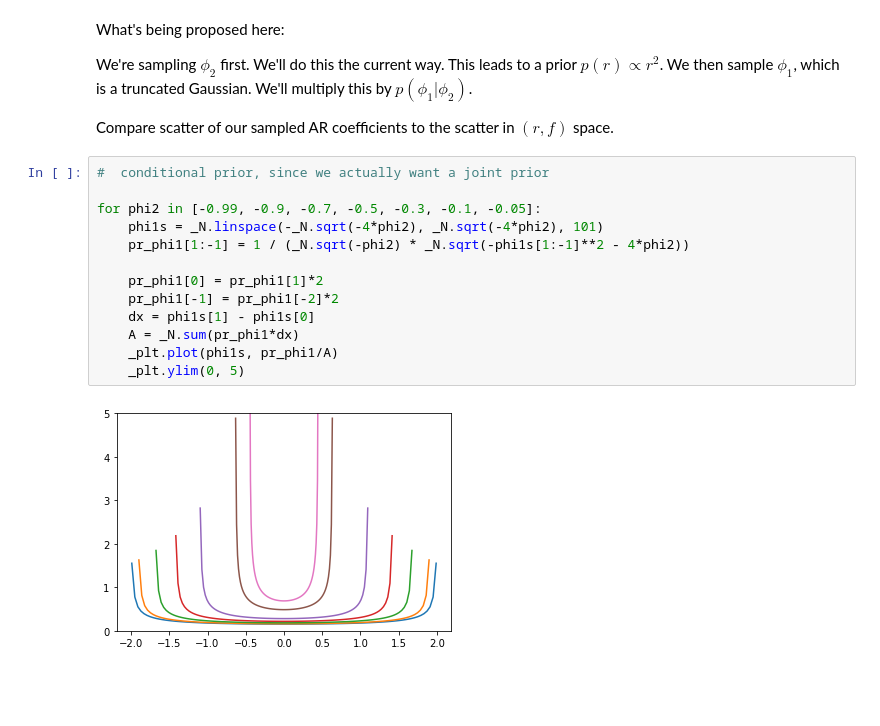
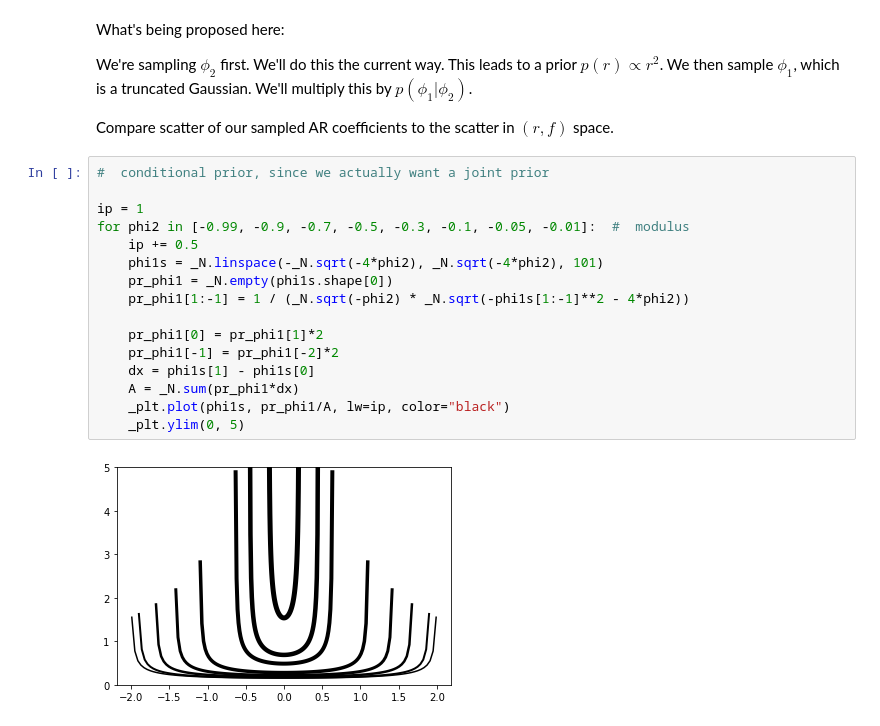
Before and after one commit to AraiKensuke/LOST, a Jupyter notebook: Notebooks/AR2_priors.ipynb, the cells around one changed output. Drawn from its saved outputs; the diff is of its cells as text; blank space fills up the shorter version.

```diff
--- a/Notebooks/AR2_priors.ipynb
+++ b/Notebooks/AR2_priors.ipynb
@@ -313,15 +313,18 @@ Compare scatter of our sampled AR coefficients to the scatter in $(r, f)$ space.
 # %%
 #  conditional prior, since we actually want a joint prior
 
-for phi2 in [-0.99, -0.9, -0.7, -0.5, -0.3, -0.1, -0.05]:
+ip = 1
+for phi2 in [-0.99, -0.9, -0.7, -0.5, -0.3, -0.1, -0.05, -0.01]:  #  modulus
+    ip += 0.5
     phi1s = _N.linspace(-_N.sqrt(-4*phi2), _N.sqrt(-4*phi2), 101)
+    pr_phi1 = _N.empty(phi1s.shape[0])
     pr_phi1[1:-1] = 1 / (_N.sqrt(-phi2) * _N.sqrt(-phi1s[1:-1]**2 - 4*phi2))
 
     pr_phi1[0] = pr_phi1[1]*2
     pr_phi1[-1] = pr_phi1[-2]*2
     dx = phi1s[1] - phi1s[0]
     A = _N.sum(pr_phi1*dx)
-    _plt.plot(phi1s, pr_phi1/A)
+    _plt.plot(phi1s, pr_phi1/A, lw=ip, color="black")
     _plt.ylim(0, 5)
 # %% [output]
-[figure, old version]
+[figure, new version]
```
Also changed, not shown: parts of 6 cells of this notebook.
